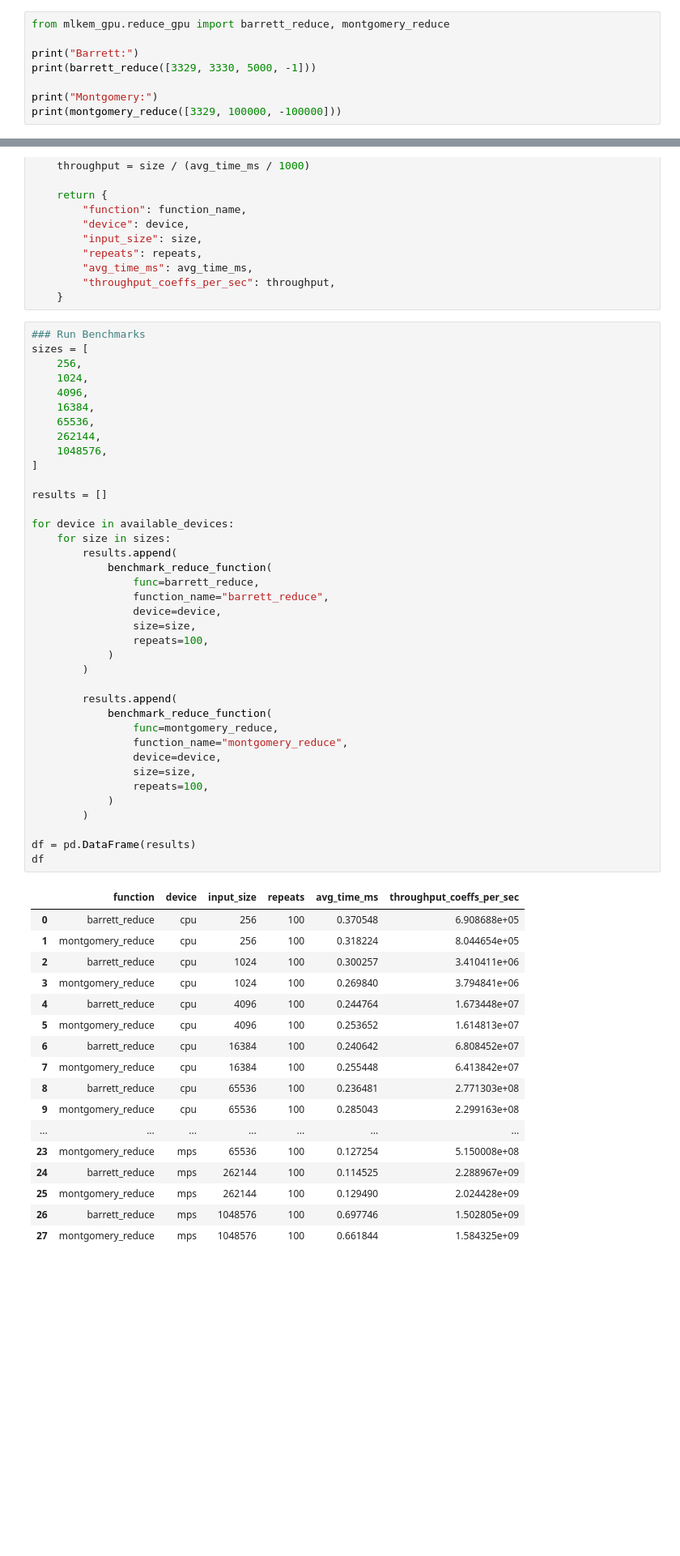
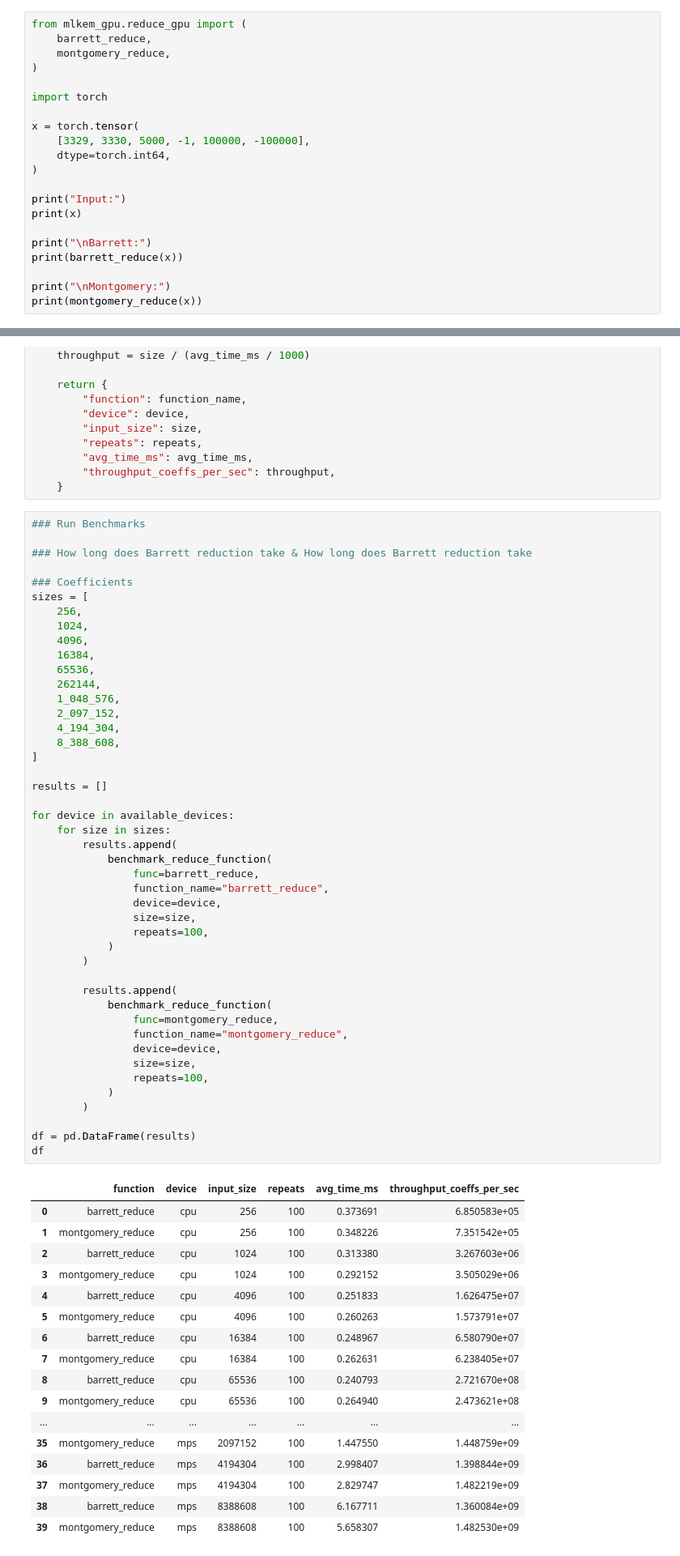
Before and after one commit to AffanAli/ml-kem-gpu-parameter-analysis, a Jupyter notebook: notebooks/reduce_performance_comparison.ipynb, the cells around one changed output, grey strips where cells are left out. Shown at 81% size. Drawn from its saved outputs; the diff is of its cells as text; blank space fills up the shorter version.

```diff
--- a/notebooks/reduce_performance_comparison.ipynb
+++ b/notebooks/reduce_performance_comparison.ipynb
@@ -1,9 +1,22 @@
 # %%
-from mlkem_gpu.reduce_gpu import barrett_reduce, montgomery_reduce
+from mlkem_gpu.reduce_gpu import (
+    barrett_reduce,
+    montgomery_reduce,
+)
 
-print("Barrett:")
-print(barrett_reduce([3329, 3330, 5000, -1]))
+import torch
 
-print("Montgomery:")
-print(montgomery_reduce([3329, 100000, -100000]))
+x = torch.tensor(
+    [3329, 3330, 5000, -1, 100000, -100000],
+    dtype=torch.int64,
+)
+
+print("Input:")
+print(x)
+
+print("\nBarrett:")
+print(barrett_reduce(x))
+
+print("\nMontgomery:")
+print(montgomery_reduce(x))
 # %% [output]
@@ -87,6 +114,10 @@ def benchmark_reduce_function(
     }
 # %%
 ### Run Benchmarks
+
+### How long does Barrett reduction take & How long does Barrett reduction take
+
+### Coefficients
 sizes = [
     256,
     1024,
@@ -94,52 +125,55 @@ sizes = [
     16384,
     65536,
     262144,
-    1048576,
+    1_048_576,
+    2_097_152,
+    4_194_304,
+    8_388_608,
 ]
 
 results = []
 
 for device in available_devices:
     for size in sizes:
         results.append(
             benchmark_reduce_function(
                 func=barrett_reduce,
                 function_name="barrett_reduce",
                 device=device,
                 size=size,
                 repeats=100,
             )
         )
 
         results.append(
             benchmark_reduce_function(
                 func=montgomery_reduce,
                 function_name="montgomery_reduce",
                 device=device,
                 size=size,
                 repeats=100,
             )
         )
 
 df = pd.DataFrame(results)
 df
 # %% [output]
 |  | function | device | input_size | repeats | avg_time_ms | throughput_coeffs_per_sec |
-| 0 | barrett_reduce | cpu | 256 | 100 | 0.370548 | 6.908688e+05 |
-| 1 | montgomery_reduce | cpu | 256 | 100 | 0.318224 | 8.044654e+05 |
-| 2 | barrett_reduce | cpu | 1024 | 100 | 0.300257 | 3.410411e+06 |
-| 3 | montgomery_reduce | cpu | 1024 | 100 | 0.269840 | 3.794841e+06 |
-| 4 | barrett_reduce | cpu | 4096 | 100 | 0.244764 | 1.673448e+07 |
-| 5 | montgomery_reduce | cpu | 4096 | 100 | 0.253652 | 1.614813e+07 |
-| 6 | barrett_reduce | cpu | 16384 | 100 | 0.240642 | 6.808452e+07 |
-| 7 | montgomery_reduce | cpu | 16384 | 100 | 0.255448 | 6.413842e+07 |
-| 8 | barrett_reduce | cpu | 65536 | 100 | 0.236481 | 2.771303e+08 |
-| 9 | montgomery_reduce | cpu | 65536 | 100 | 0.285043 | 2.299163e+08 |
+| 0 | barrett_reduce | cpu | 256 | 100 | 0.373691 | 6.850583e+05 |
+| 1 | montgomery_reduce | cpu | 256 | 100 | 0.348226 | 7.351542e+05 |
+| 2 | barrett_reduce | cpu | 1024 | 100 | 0.313380 | 3.267603e+06 |
+| 3 | montgomery_reduce | cpu | 1024 | 100 | 0.292152 | 3.505029e+06 |
+| 4 | barrett_reduce | cpu | 4096 | 100 | 0.251833 | 1.626475e+07 |
+| 5 | montgomery_reduce | cpu | 4096 | 100 | 0.260263 | 1.573791e+07 |
+| 6 | barrett_reduce | cpu | 16384 | 100 | 0.248967 | 6.580790e+07 |
+| 7 | montgomery_reduce | cpu | 16384 | 100 | 0.262631 | 6.238405e+07 |
+| 8 | barrett_reduce | cpu | 65536 | 100 | 0.240793 | 2.721670e+08 |
+| 9 | montgomery_reduce | cpu | 65536 | 100 | 0.264940 | 2.473621e+08 |
 | ... | ... | ... | ... | ... | ... | ... |
-| 23 | montgomery_reduce | mps | 65536 | 100 | 0.127254 | 5.150008e+08 |
-| 24 | barrett_reduce | mps | 262144 | 100 | 0.114525 | 2.288967e+09 |
-| 25 | montgomery_reduce | mps | 262144 | 100 | 0.129490 | 2.024428e+09 |
-| 26 | barrett_reduce | mps | 1048576 | 100 | 0.697746 | 1.502805e+09 |
-| 27 | montgomery_reduce | mps | 1048576 | 100 | 0.661844 | 1.584325e+09 |
+| 35 | montgomery_reduce | mps | 2097152 | 100 | 1.447550 | 1.448759e+09 |
+| 36 | barrett_reduce | mps | 4194304 | 100 | 2.998407 | 1.398844e+09 |
+| 37 | montgomery_reduce | mps | 4194304 | 100 | 2.829747 | 1.482219e+09 |
+| 38 | barrett_reduce | mps | 8388608 | 100 | 6.167711 | 1.360084e+09 |
+| 39 | montgomery_reduce | mps | 8388608 | 100 | 5.658307 | 1.482530e+09 |
 # %%
 ### Save Results
```
Also changed, not shown: parts of 7 cells of this notebook, 4 other files.
